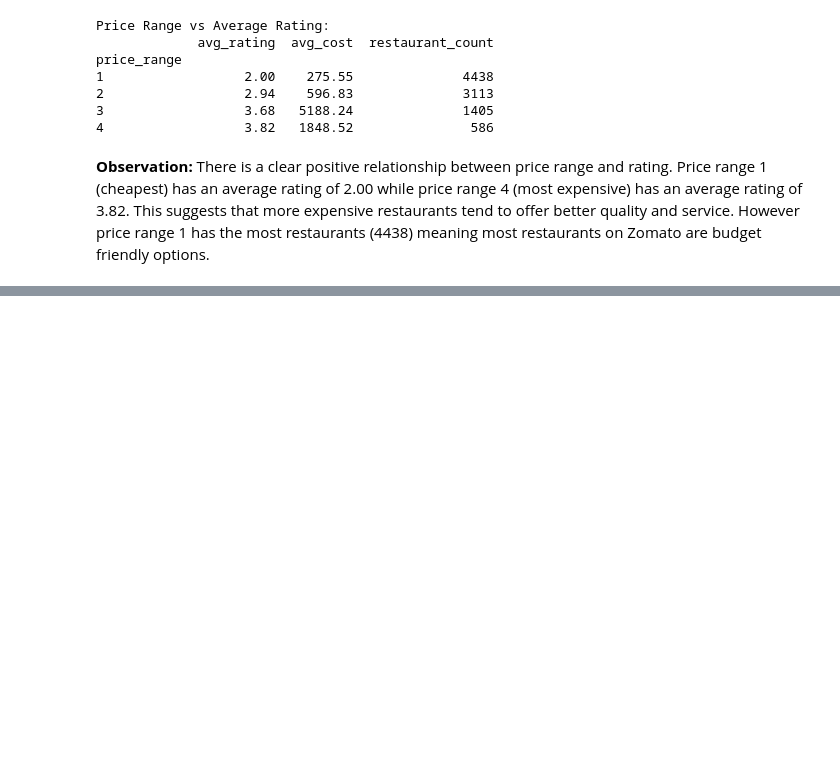
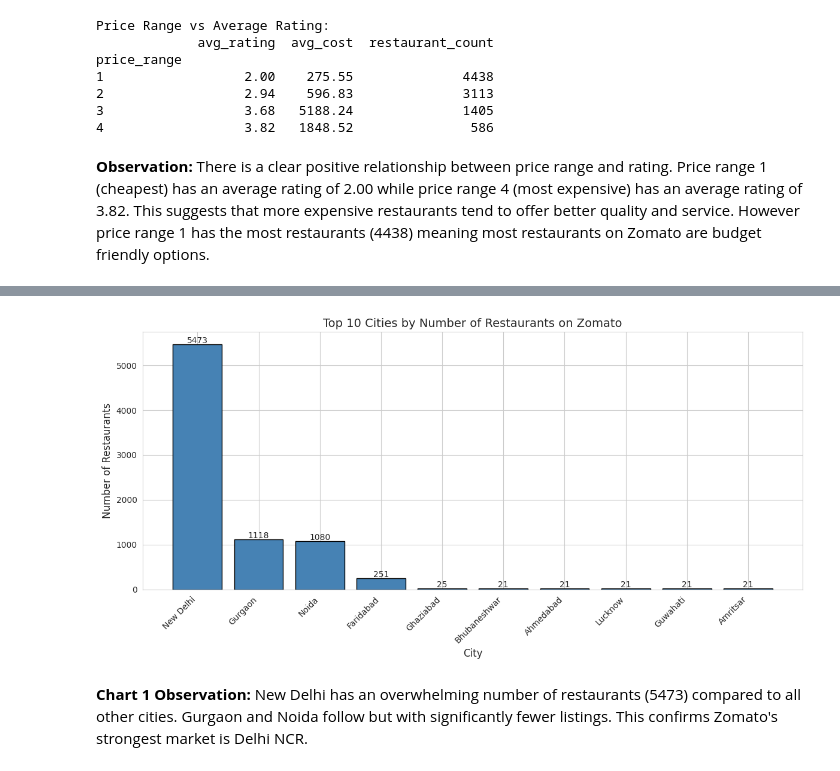
Before and after one commit to chandanar8126/zomato-eda-pluto-academy, a Jupyter notebook: Zomato_EDA_PlutoAcademy.ipynb, the cells around one changed output, grey strips where cells are left out. Cells and saved outputs as stored; diff of their text form; code cells hidden in the pictures; blank space fills up the shorter version.

Commit message:
added first 3 visualizations - bar chart, pie chart, histogram

```diff
--- a/Zomato_EDA_PlutoAcademy.ipynb
+++ b/Zomato_EDA_PlutoAcademy.ipynb
@@ -375,0 +382,29 @@ friendly options.
+# %%
+# Chart 1 - Bar Chart
+# Top 10 cities by number of restaurants
+
+top_cities = df['city'].value_counts().head(10)
+
+plt.figure(figsize=(12, 6))
+bars = plt.bar(top_cities.index, top_cities.values, color='steelblue', edgecolor='black')
+
+# adding value labels on top of each bar
+for bar, value in zip(bars, top_cities.values):
+    plt.text(bar.get_x() + bar.get_width()/2,
+             bar.get_height() + 30,
+             str(value),
+             ha='center', fontsize=10)
+
+plt.title('Top 10 Cities by Number of Restaurants on Zomato', fontsize=14)
+plt.xlabel('City', fontsize=12)
+plt.ylabel('Number of Restaurants', fontsize=12)
+plt.xticks(rotation=45, ha='right')
+plt.tight_layout()
+plt.show()
+# %% [output]
+[figure, added]
+# %% [markdown]
+**Chart 1 Observation:** New Delhi has an overwhelming number of
+restaurants (5473) compared to all other cities. Gurgaon and Noida
+follow but with significantly fewer listings. This confirms Zomato's
+strongest market is Delhi NCR.
```
Also changed, not shown: parts of 6 cells of this notebook.
